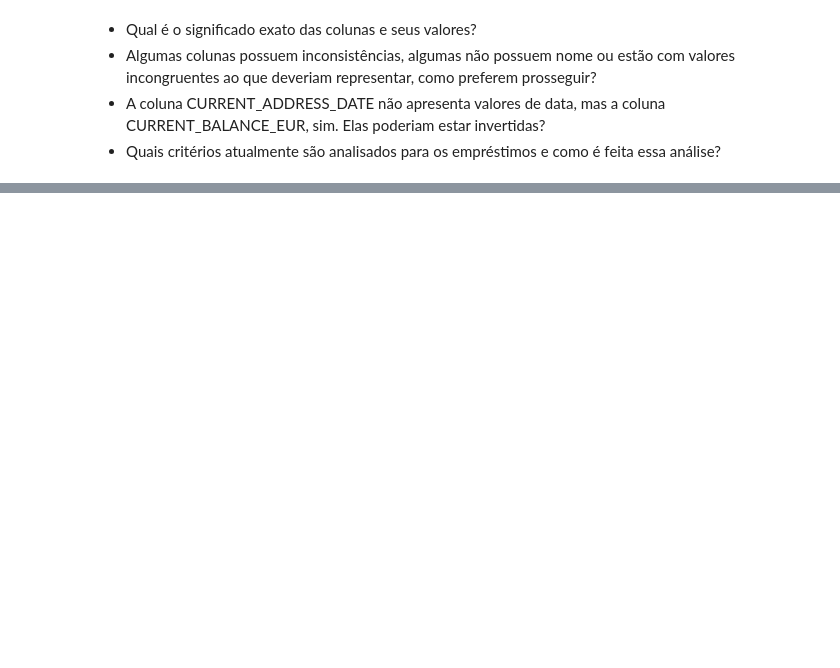
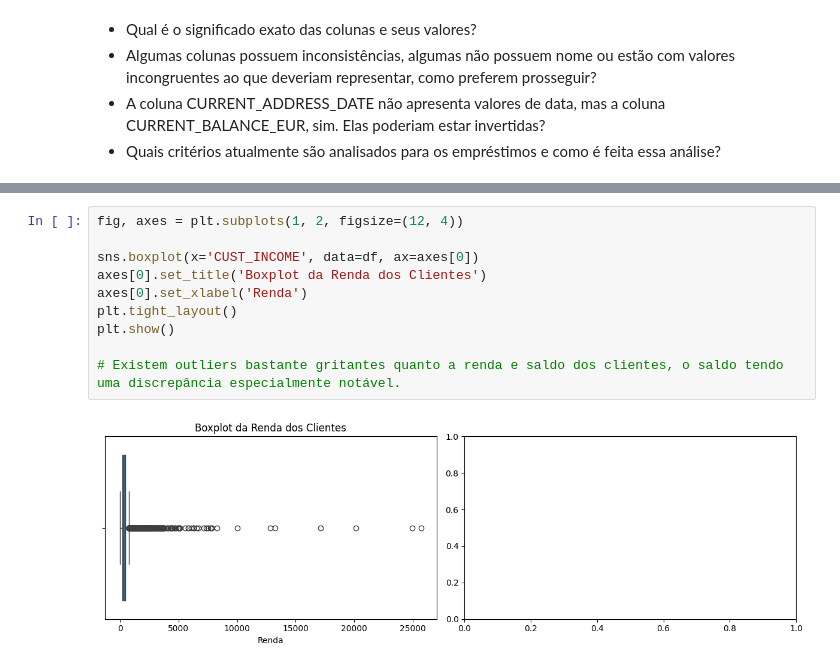
Before and after one commit to namespaiva/veraoUSP-ICDMQ, a Jupyter notebook: atividade.ipynb, the cells around one changed output, grey strips where cells are left out. Drawn from its saved outputs; the diff is of its cells as text; blank space fills up the shorter version.

```diff
--- a/atividade.ipynb
+++ b/atividade.ipynb
@@ -66,0 +269,12 @@ train.shape
+# %%
+fig, axes = plt.subplots(1, 2, figsize=(12, 4))
+
+sns.boxplot(x='CUST_INCOME', data=df, ax=axes[0])
+axes[0].set_title('Boxplot da Renda dos Clientes')
+axes[0].set_xlabel('Renda')
+plt.tight_layout()
+plt.show()
+
+# Existem outliers bastante gritantes quanto a renda e saldo dos clientes, o saldo tendo uma discrepância especialmente notável.
+# %% [output]
+[figure, added]
```
Also changed, not shown: parts of 35 cells of this notebook.
